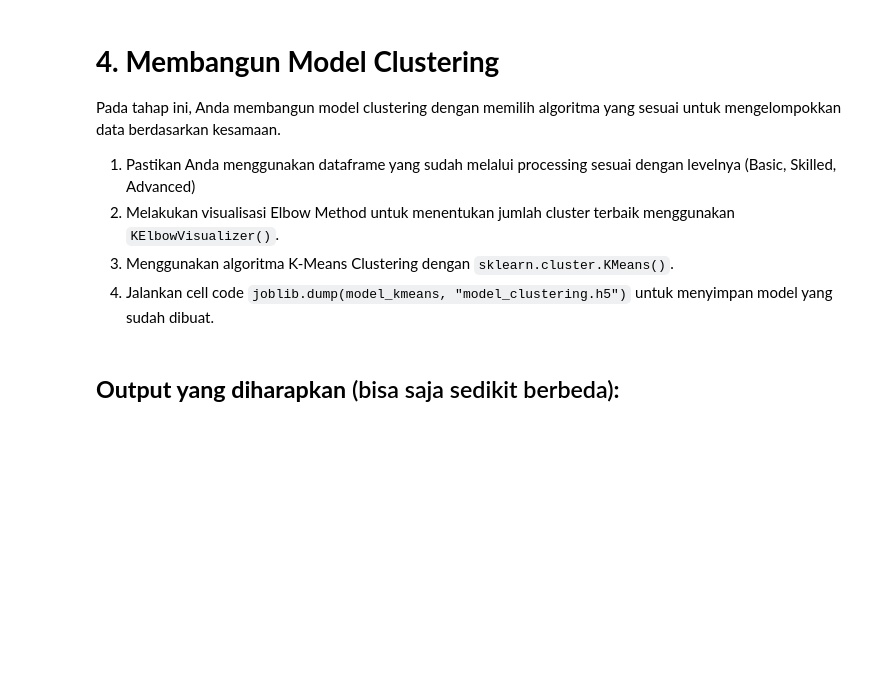
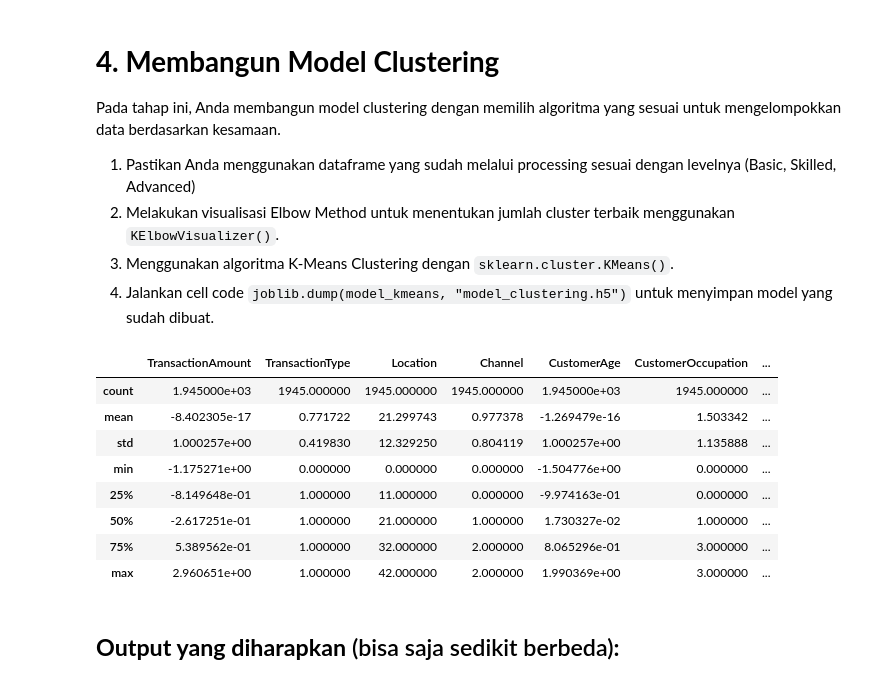
Before and after one commit to nuruzh/Machine-Learning-Beginner, a Jupyter notebook: [Clustering]_Submission_Akhir_BMLP_Nuruzh Zhohiril Islami.ipynb, the cells around one changed output. Cells and saved outputs as stored; diff of their text form; code cells hidden in the pictures; blank space fills up the shorter version.

```diff
--- a/[Clustering]_Submission_Akhir_BMLP_Nuruzh Zhohiril Islami.ipynb
+++ b/[Clustering]_Submission_Akhir_BMLP_Nuruzh Zhohiril Islami.ipynb
@@ -530,27 +530,27 @@ df.head()
 ### MULAI CODE ###
 
 # Tentukan kolom numerik yang ingin Anda kelompokkan
-col_to_bin = '________'  # (Isi dengan 'CustomerAge' atau kolom numerik lain)
+col_to_bin = 'CustomerAge'  # (Isi dengan 'CustomerAge' atau kolom numerik lain)
 
 # Tentukan nama untuk kolom kategori baru
-new_col_name = '________'
+new_col_name = 'AgeCategories'
 
 # Tentukan label untuk 3 grup (Anda dapat menentukan nama label-nya sendiri)
 # Mulai dari rendah --> sedang --> tinggi
-bin_labels = ['________', '________', '________']
+bin_labels = ['muda', 'dewasa', 'tua']
 
 # Gunakan 'pd.qcut' untuk membagi data menjadi 3 kelompok
-df[new_col_name] = pd.________(df[col_to_bin], q=3, labels=bin_labels, duplicates='drop')
+df[new_col_name] = pd.qcut(df[col_to_bin], q=3, labels=bin_labels, duplicates='drop')
 
 # Lakukan Label Encoding pada kolom baru ini agar menjadi numerik
-label_encoder = ________()
-df[new_col_name] = label_encoder.________(df[new_col_name])
+label_encoder = LabelEncoder()
+df[new_col_name] = label_encoder.fit_transform(df[new_col_name])
 
 # Simpan encoder dan tambahkan nama kolom baru ke 'categorical_cols'
 encoders[new_col_name] = label_encoder
 categorical_cols.extend([new_col_name])
 
 # Tampilkan 5 baris pertama untuk memverifikasi
-df.________()
+df.head()
 
 ### SELESAI CODE ###
@@ -564,17 +571,27 @@ Pada tahap ini, Anda membangun model clustering dengan memilih algoritma yang se
 # %%
 # Gunakan describe untuk memastikan proses clustering menggunakan dataset hasil preprocessing
 # Lengkapi kode ini dengan mengubah nama DataFrame yang akan dilatih.
 # Kode harus digunakan dan dilarang menambahkan syntax lainnya pada cell ini.
 
 ### MULAI CODE ###
 
 # Buat salinan (copy) dari 'df' ke variabel 'df_used'
-df_used = df.________()
+df_used = df.copy()
 
 # Tampilkan ringkasan statistik dari DataFrame 'df'
-df_used.________()
+df_used.describe()
 
 ### SELESAI CODE ###
+# %% [output]
+|  | TransactionAmount | TransactionType | Location | Channel | CustomerAge | CustomerOccupation | ... |
+| count | 1.945000e+03 | 1945.000000 | 1945.000000 | 1945.000000 | 1.945000e+03 | 1945.000000 | ... |
+| mean | -8.402305e-17 | 0.771722 | 21.299743 | 0.977378 | -1.269479e-16 | 1.503342 | ... |
+| std | 1.000257e+00 | 0.419830 | 12.329250 | 0.804119 | 1.000257e+00 | 1.135888 | ... |
+| min | -1.175271e+00 | 0.000000 | 0.000000 | 0.000000 | -1.504776e+00 | 0.000000 | ... |
+| 25% | -8.149648e-01 | 1.000000 | 11.000000 | 0.000000 | -9.974163e-01 | 0.000000 | ... |
+| 50% | -2.617251e-01 | 1.000000 | 21.000000 | 1.000000 | 1.730327e-02 | 1.000000 | ... |
+| 75% | 5.389562e-01 | 1.000000 | 32.000000 | 2.000000 | 8.065296e-01 | 3.000000 | ... |
+| max | 2.960651e+00 | 1.000000 | 42.000000 | 2.000000 | 1.990369e+00 | 3.000000 | ... |
 # %%
 # Melakukan visualisasi Elbow Method menggunakan KElbowVisualizer()
 
```
Also changed, not shown: parts of 1 cell of this notebook.
